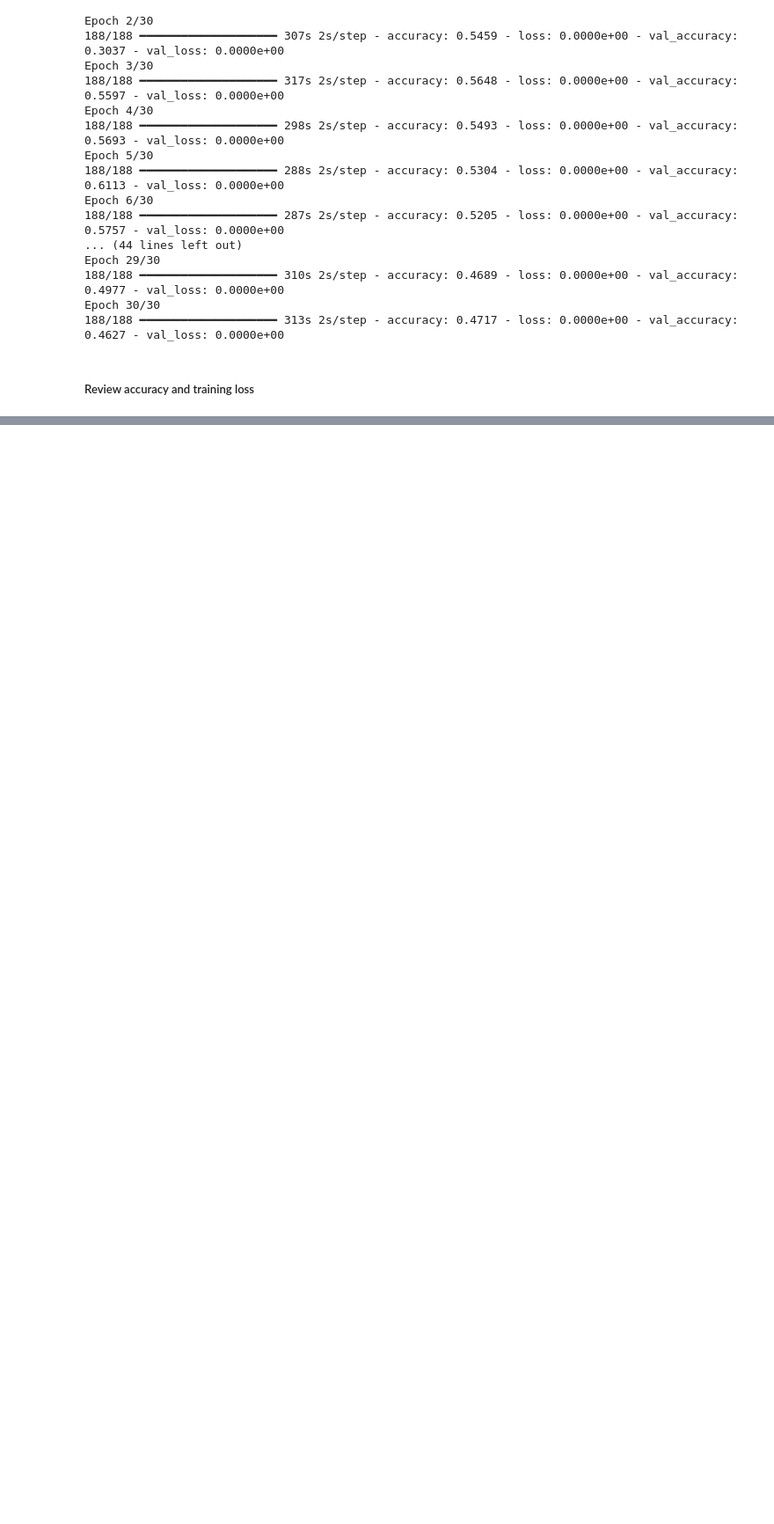
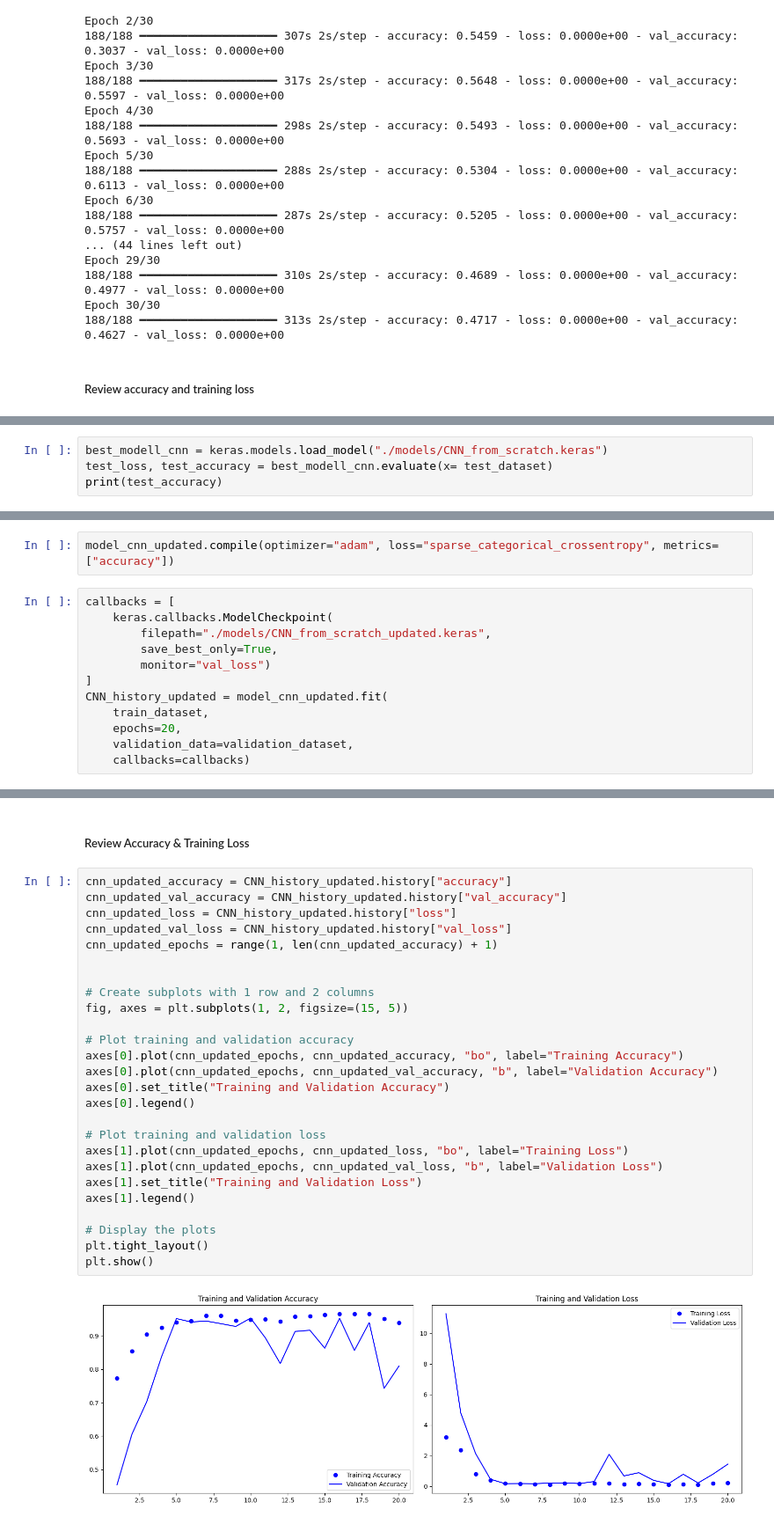
Before and after one commit to khushbunlad/CSCN8010-labs, a Jupyter notebook: FinalProject.ipynb, the cells around one changed output, grey strips where cells are left out. Shown at 88% size. Cells and saved outputs as stored; diff of their text form; blank space fills up the shorter version.

```diff
--- a/FinalProject.ipynb
+++ b/FinalProject.ipynb
@@ -410,0 +408,4 @@ ValueError: multiclass format is not supported
+# %%
+best_modell_cnn = keras.models.load_model("./models/CNN_from_scratch.keras")
+test_loss, test_accuracy = best_modell_cnn.evaluate(x= test_dataset)
+print(test_accuracy)
@@ -410,0 +468,14 @@ ValueError: multiclass format is not supported
+# %%
+model_cnn_updated.compile(optimizer="adam", loss="sparse_categorical_crossentropy", metrics=["accuracy"])
+# %%
+callbacks = [
+    keras.callbacks.ModelCheckpoint(
+        filepath="./models/CNN_from_scratch_updated.keras",
+        save_best_only=True,
+        monitor="val_loss")
+]
+CNN_history_updated = model_cnn_updated.fit(
+    train_dataset,
+    epochs=20,
+    validation_data=validation_dataset,
+    callbacks=callbacks)
@@ -410,0 +500,30 @@ ValueError: multiclass format is not supported
+# %% [markdown]
+##### Review Accuracy & Training Loss
+# %%
+cnn_updated_accuracy = CNN_history_updated.history["accuracy"]
+cnn_updated_val_accuracy = CNN_history_updated.history["val_accuracy"]
+cnn_updated_loss = CNN_history_updated.history["loss"]
+cnn_updated_val_loss = CNN_history_updated.history["val_loss"]
+cnn_updated_epochs = range(1, len(cnn_updated_accuracy) + 1)
+
+
+# Create subplots with 1 row and 2 columns
+fig, axes = plt.subplots(1, 2, figsize=(15, 5))
+
+# Plot training and validation accuracy
+axes[0].plot(cnn_updated_epochs, cnn_updated_accuracy, "bo", label="Training Accuracy")
+axes[0].plot(cnn_updated_epochs, cnn_updated_val_accuracy, "b", label="Validation Accuracy")
+axes[0].set_title("Training and Validation Accuracy")
+axes[0].legend()
+
+# Plot training and validation loss
+axes[1].plot(cnn_updated_epochs, cnn_updated_loss, "bo", label="Training Loss")
+axes[1].plot(cnn_updated_epochs, cnn_updated_val_loss, "b", label="Validation Loss")
+axes[1].set_title("Training and Validation Loss")
+axes[1].legend()
+
+# Display the plots
+plt.tight_layout()
+plt.show()
+# %% [output]
+[figure, added]
```
Also changed, not shown: parts of 30 cells of this notebook, 3 other files.
